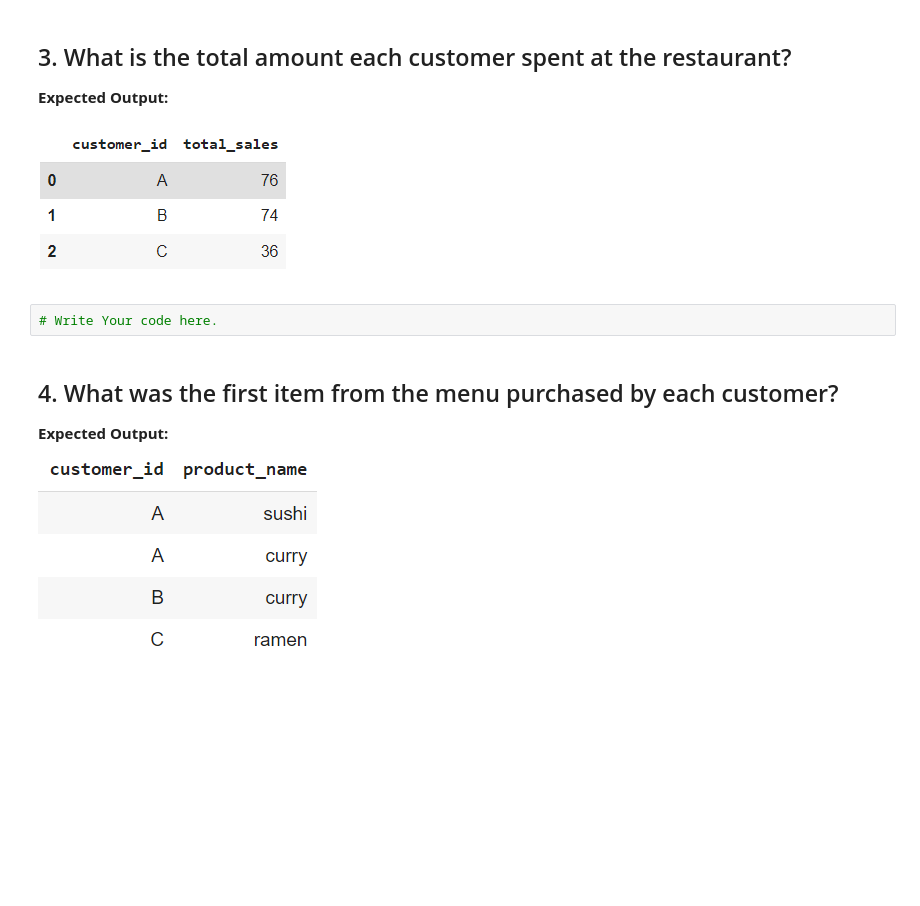
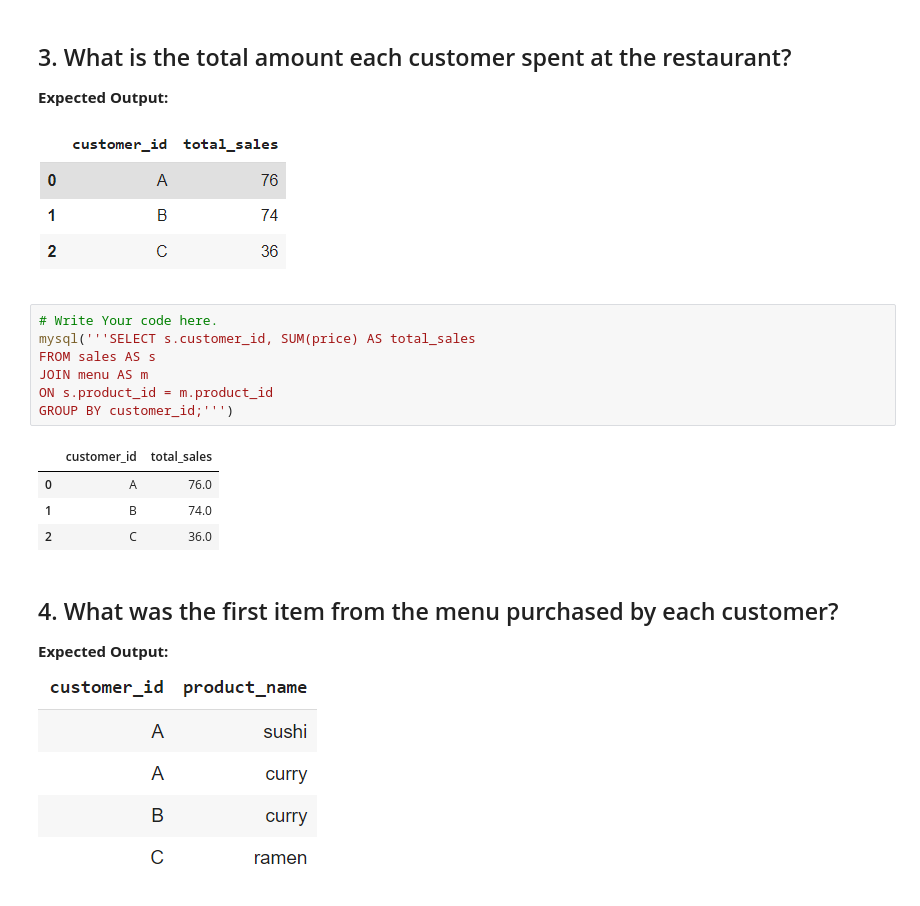
Before and after one commit to vinayakpotdar2114/Daily-Assignemnts, a Jupyter notebook: Assignment_Week_2_Day_2.ipynb, the cells around one changed output. Drawn from its saved outputs; the diff is of its cells as text; blank space fills up the shorter version.

```diff
--- a/Assignment_Week_2_Day_2.ipynb
+++ b/Assignment_Week_2_Day_2.ipynb
@@ -131,8 +131,18 @@ Each of the following case study questions can be answered using a single SQL st
 **Expected Output:**
 
 ![image.png](embedded-picture-1)
-# %%
-# Write Your code here.
+# %%
+# Write Your code here.
+mysql('''SELECT s.customer_id, SUM(price) AS total_sales
+FROM sales AS s
+JOIN menu AS m
+ON s.product_id = m.product_id
+GROUP BY customer_id;''')
+# %% [output]
+|  | customer_id | total_sales |
+| 0 | A | 76.0 |
+| 1 | B | 74.0 |
+| 2 | C | 36.0 |
 # %% [markdown]
 ## 4. What was the first item from the menu purchased by each customer?
 
```
Also changed, not shown: parts of 6 cells of this notebook.
